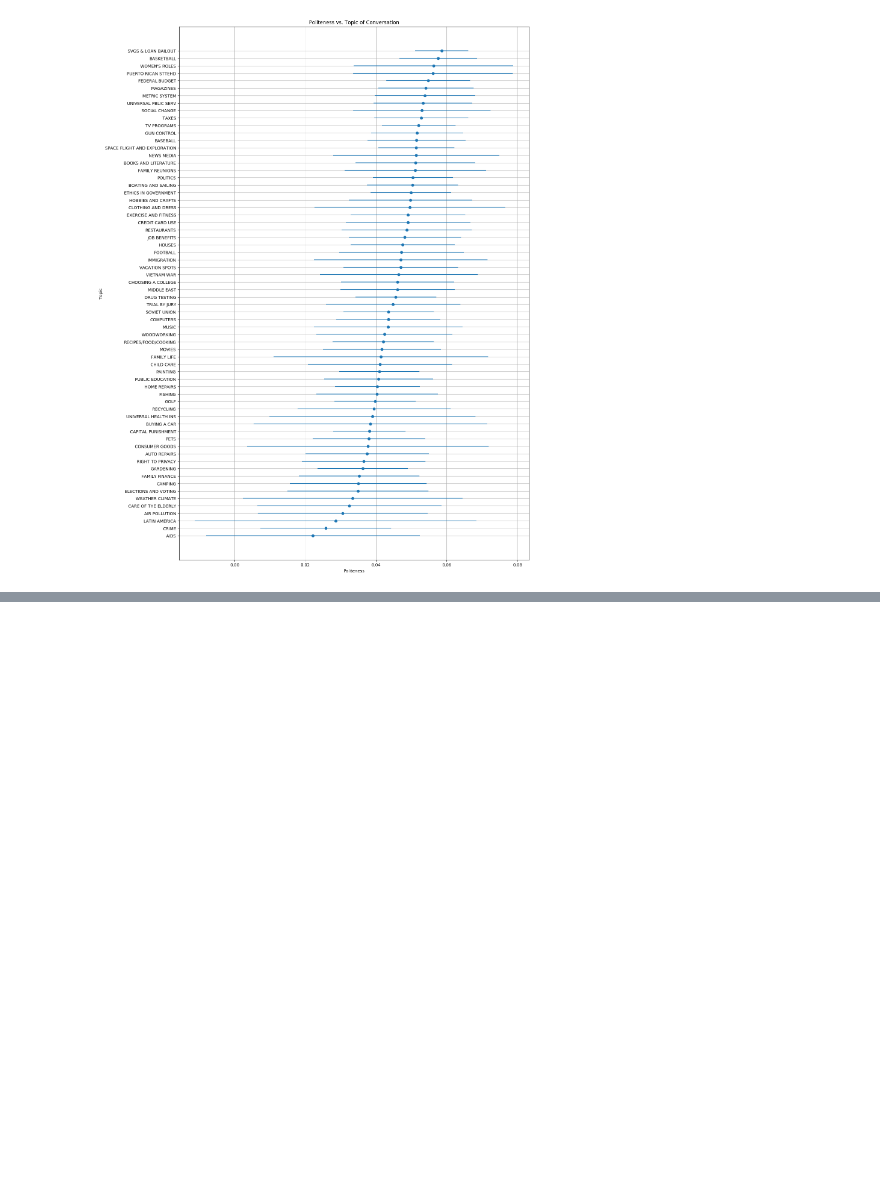
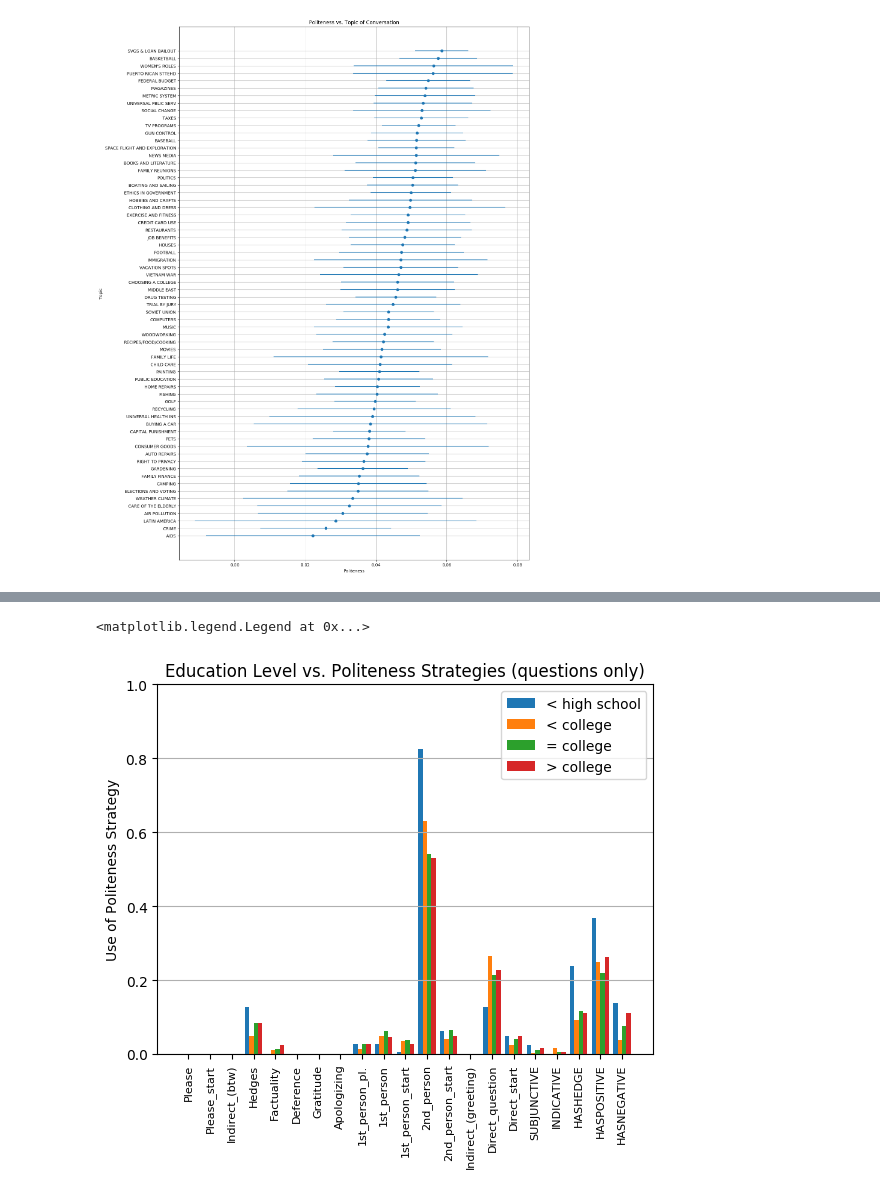
Before and after one commit to Gnome42/Cornell-Conversational-Analysis-Toolkit, a Jupyter notebook: datasets/switchboard-corpus/D2_data_analysis.ipynb, the cells around one changed output, grey strips where cells are left out. Saved outputs shown, nothing was run; the diff lists cells and outputs as text; code cells hidden in the pictures; blank space fills up the shorter version.

Commit message:
added politeness analysis only from questions

```diff
--- a/datasets/switchboard-corpus/D2_data_analysis.ipynb
+++ b/datasets/switchboard-corpus/D2_data_analysis.ipynb
@@ -415,0 +418,67 @@ ax.legend()
+# %%
+# Same type of experiment, but with questions only
+question_tags = ['qy', 'qw', 'qy^d', 'qo', 'qh', 'qrr', 'qw^d']
+
+
+# Extract set of politeness feature keys
+eduPoliteness = {}
+
+# Get a normalized politeness feature vector for each user
+for user in switchboard_corpus.iter_users():
+
+    edu = user.meta['education']
+    userPS = defaultdict(float)
+    count = 0
+    for utt in user.iter_utterances():
+        if utt.meta['tag'] in question_tags:
+            count += 1
+            for k, v in utt.meta['politeness_strategies'].items():
+                userPS[k] += v
+
+    # Compute the percentage of utterances that use each politeness strategy
+    for k, v in userPS.items():
+        userPS[k] = v/count
+
+
+    if edu not in eduPoliteness.keys():
+        eduPoliteness[edu] = [userPS]
+    else:
+        eduPoliteness[edu].append(userPS)
+
+
+labels = [(k.split('=='))[1] for k in eduPoliteness[0][0].keys()]
+
+width = 0.20
+means = {0:[], 1:[], 2:[], 3:[]}
+for k, v in eduPoliteness.items():
+    psSum = defaultdict(float)
+    for ps in v:
+        for strat, percent in ps.items():
+            psSum[strat] += percent
+    for strat in psSum.keys():
+        psSum[strat] /= len(v)
+    means[k] = psSum
+
+
+x = np.arange(len(labels))
+fig, ax = plt.subplots()
+rects0 = ax.bar(x - 3*width/2, list(means[0].values()), width, label='< high school')
+rects1 = ax.bar(x - width/2, list(means[1].values()), width, label='< college')
+rects2 = ax.bar(x + width/2, list(means[2].values()), width, label='= college')
+rects3 = ax.bar(x + 3*width/2, list(means[3].values()), width, label='> college')
+
+# Add some text for labels, title and custom x-axis tick labels, etc.
+ax.set_ylabel('Use of Politeness Strategy')
+ax.set_title('Education Level vs. Politeness Strategies (questions only)')
+ax.set_xticks(x)
+ax.set_xticklabels(labels)
+for tick in ax.xaxis.get_major_ticks():
+    tick.label.set_fontsize(8)
+    tick.label.set_rotation('vertical')
+
+ax.yaxis.grid(True)
+ax.set_ylim([0, 1])
+ax.legend()
+# %% [output]
+<matplotlib.legend.Legend at 0x...>
+[figure, added]
```
Also changed, not shown: parts of 3 cells of this notebook.
